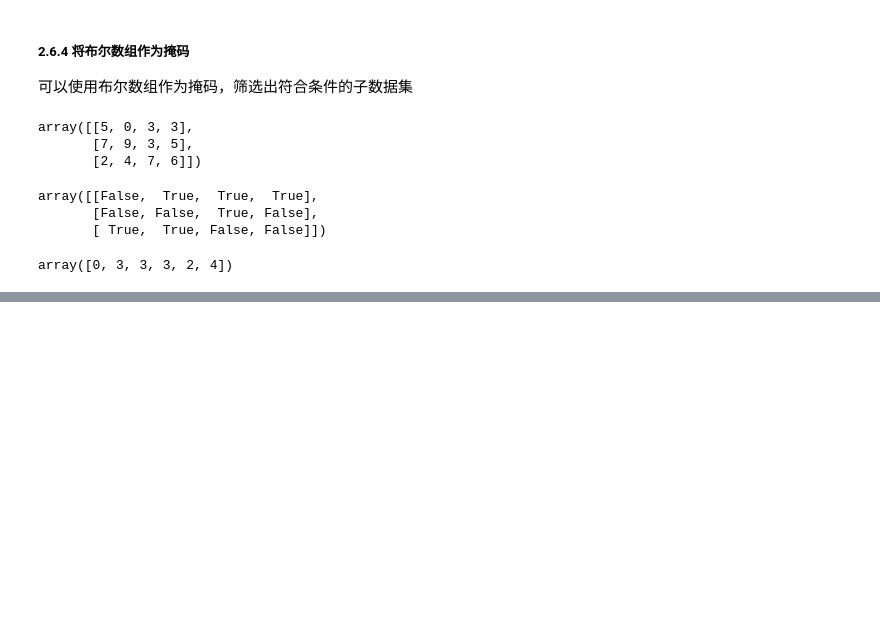
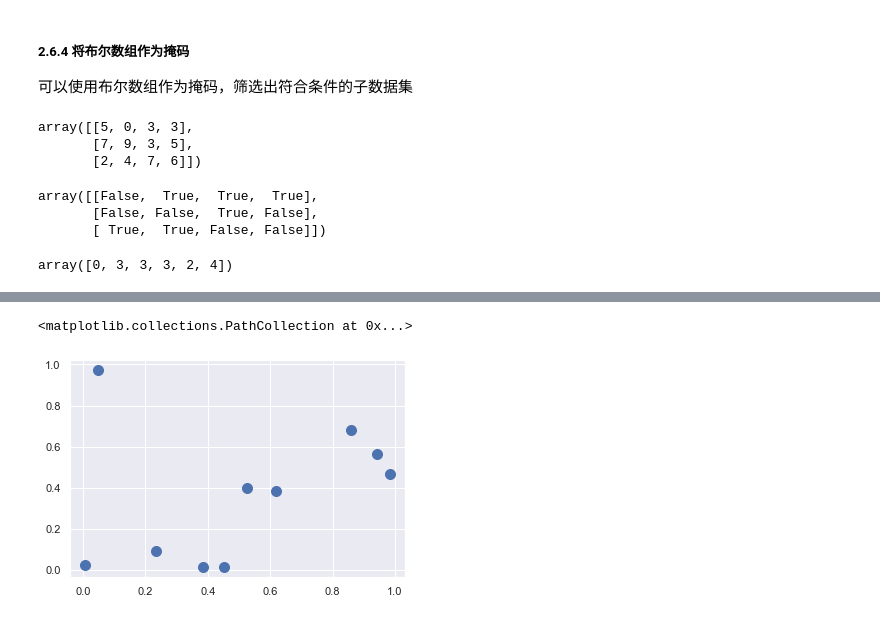
Before and after one commit to RGBRYANT24/DL_practice, a Jupyter notebook: data_science/numpy_learn.ipynb, the cells around one changed output, grey strips where cells are left out. Drawn from its saved outputs; the diff is of its cells as text; code cells hidden in the pictures; blank space fills up the shorter version.

```diff
--- a/data_science/numpy_learn.ipynb
+++ b/data_science/numpy_learn.ipynb
@@ -766,0 +992,4 @@ array([0, 3, 3, 3, 2, 4])
+# %%
+rand = np.random.RandomState(42)
+X = rand.randint(0, 10, (4, 6))
+print(X)
@@ -766,0 +1037,3 @@ array([0, 3, 3, 3, 2, 4])
+# %%
+X = rand.rand(10, 2)
+X
@@ -766,0 +1051,8 @@ array([0, 3, 3, 3, 2, 4])
+# %%
+%matplotlib inline
+import matplotlib.pyplot as plt
+import seaborn; seaborn.set()#设置画图风格
+plt.scatter(X[:, 0], X[:, 1], s=100)
+# %% [output]
+<matplotlib.collections.PathCollection at 0x...>
+[figure, added]
```
Also changed, not shown: parts of 57 cells of this notebook, 1 other file.
